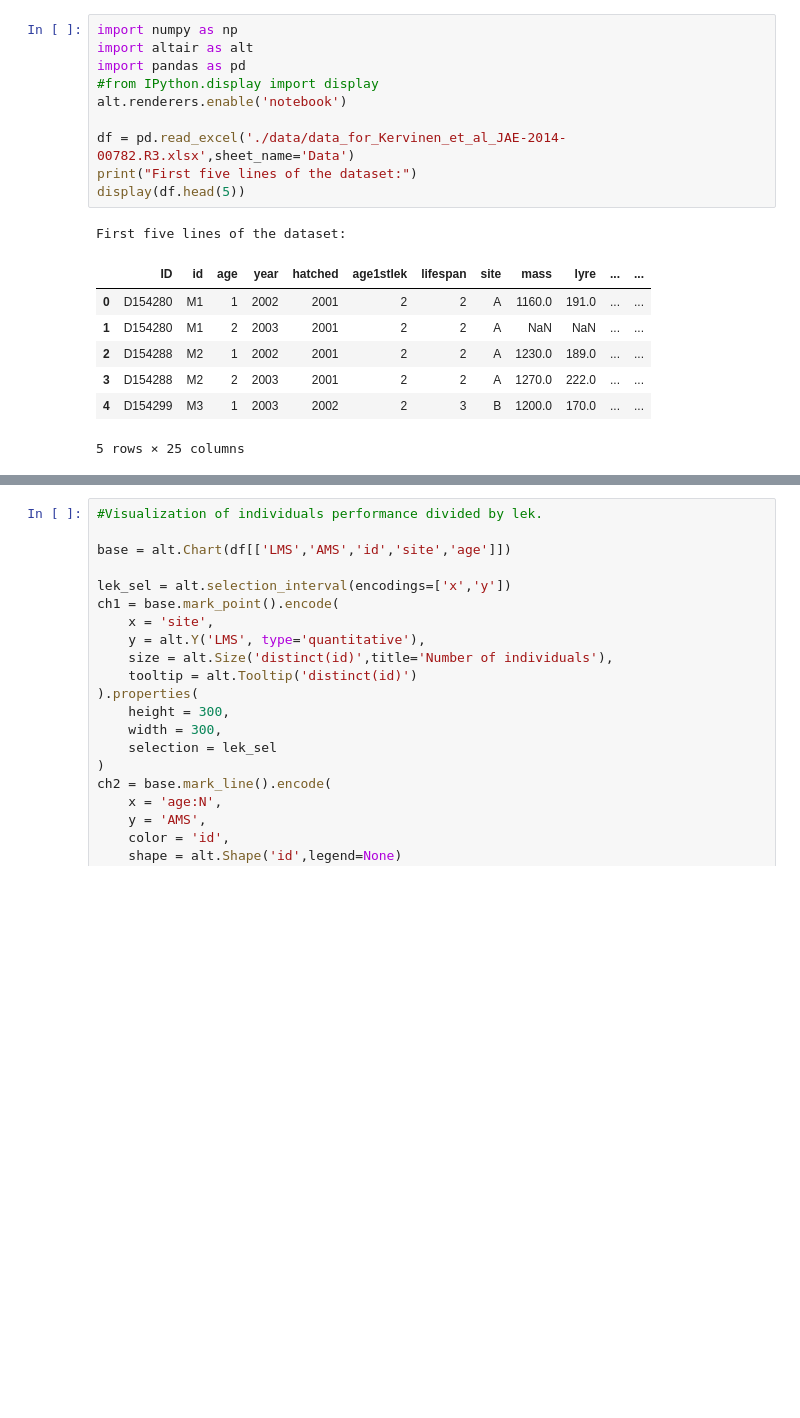
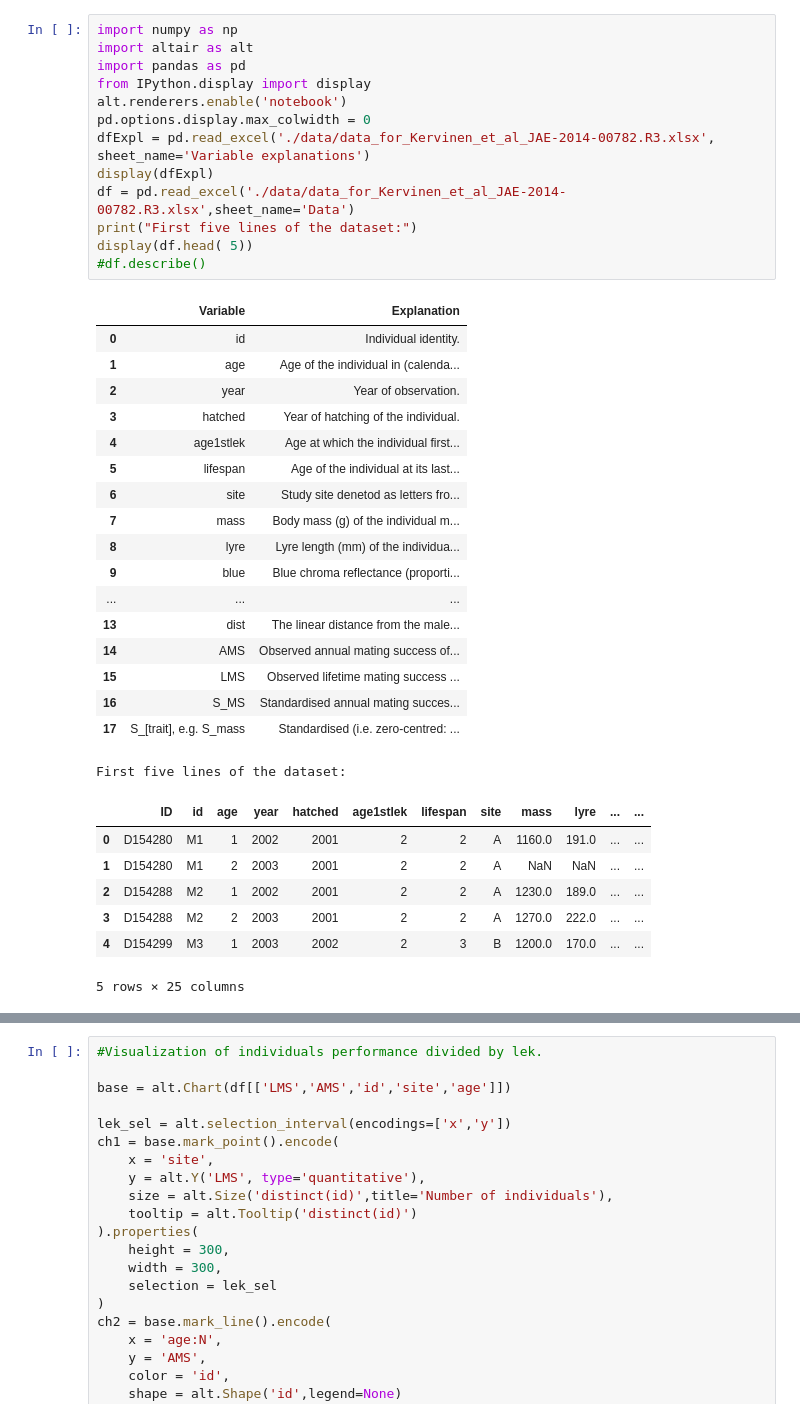
Before and after one commit to MarcoVitalii/lek-project, a Jupyter notebook: Age dependent mating performances dataset analysis.ipynb, the cells around one changed output, grey strips where cells are left out. Saved outputs shown, nothing was run; the diff lists cells and outputs as text; blank space fills up the shorter version.

```diff
--- a/Age dependent mating performances dataset analysis.ipynb
+++ b/Age dependent mating performances dataset analysis.ipynb
@@ -5,21 +13,41 @@ Sono taggati come open data. scaricabili da https://datadryad.org/resource/doi:1
 # %%
 import numpy as np
 import altair as alt
 import pandas as pd
-#from IPython.display import display
+from IPython.display import display
 alt.renderers.enable('notebook')
-
+pd.options.display.max_colwidth = 0
+dfExpl = pd.read_excel('./data/data_for_Kervinen_et_al_JAE-2014-00782.R3.xlsx', sheet_name='Variable explanations')
+display(dfExpl)
 df = pd.read_excel('./data/data_for_Kervinen_et_al_JAE-2014-00782.R3.xlsx',sheet_name='Data')
 print("First five lines of the dataset:")
-display(df.head(5))
+display(df.head( 5))
+#df.describe()
 # %% [output]
+|  | Variable | Explanation |
+| 0 | id | Individual identity. |
+| 1 | age | Age of the individual in (calenda... |
+| 2 | year | Year of observation. |
+| 3 | hatched | Year of hatching of the individual. |
+| 4 | age1stlek | Age at which the individual first... |
+| 5 | lifespan | Age of the individual at its last... |
+| 6 | site | Study site denetod as letters fro... |
+| 7 | mass | Body mass (g) of the individual m... |
+| 8 | lyre | Lyre length (mm) of the individua... |
+| 9 | blue | Blue chroma reflectance (proporti... |
+| ... | ... | ... |
+| 13 | dist | The linear distance from the male... |
+| 14 | AMS | Observed annual mating success of... |
+| 15 | LMS | Observed lifetime mating success ... |
+| 16 | S_MS | Standardised annual mating succes... |
+| 17 | S_[trait], e.g. S_mass | Standardised (i.e. zero-centred: ... |
 First five lines of the dataset:
-|  | ID | id | age | year | hatched | age1stlek | lifespan | site | mass | lyre | ... | ... |
-| 0 | D154280 | M1 | 1 | 2002 | 2001 | 2 | 2 | A | 1160.0 | 191.0 | ... | ... |
-| 1 | D154280 | M1 | 2 | 2003 | 2001 | 2 | 2 | A | NaN | NaN | ... | ... |
-| 2 | D154288 | M2 | 1 | 2002 | 2001 | 2 | 2 | A | 1230.0 | 189.0 | ... | ... |
-| 3 | D154288 | M2 | 2 | 2003 | 2001 | 2 | 2 | A | 1270.0 | 222.0 | ... | ... |
-| 4 | D154299 | M3 | 1 | 2003 | 2002 | 2 | 3 | B | 1200.0 | 170.0 | ... | ... |
+|  | ID | id | age | year | hatched | age1stlek | lifespan | site | mass | lyre | ... | ... |
+| 0 | D154280 | M1 | 1 | 2002 | 2001 | 2 | 2 | A | 1160.0 | 191.0 | ... | ... |
+| 1 | D154280 | M1 | 2 | 2003 | 2001 | 2 | 2 | A | NaN | NaN | ... | ... |
+| 2 | D154288 | M2 | 1 | 2002 | 2001 | 2 | 2 | A | 1230.0 | 189.0 | ... | ... |
+| 3 | D154288 | M2 | 2 | 2003 | 2001 | 2 | 2 | A | 1270.0 | 222.0 | ... | ... |
+| 4 | D154299 | M3 | 1 | 2003 | 2002 | 2 | 3 | B | 1200.0 | 170.0 | ... | ... |
 5 rows × 25 columns
 # %%
 #Visualization of leks (called sites) population and their age ( which should match the number of datapoints for the individual)
```
Also changed, not shown: parts of 6 cells of this notebook, 3 other files.
